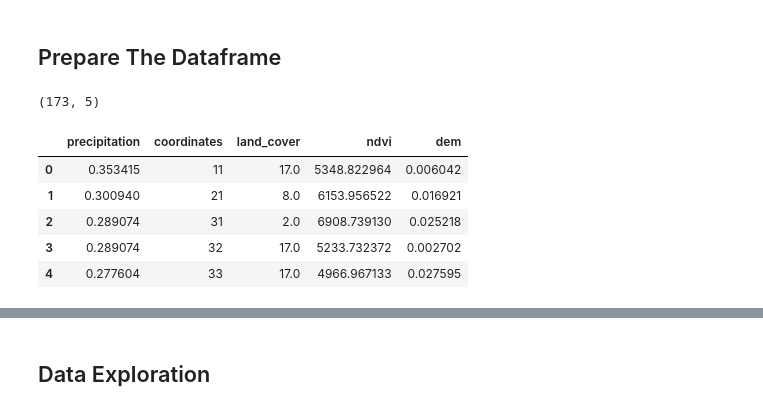
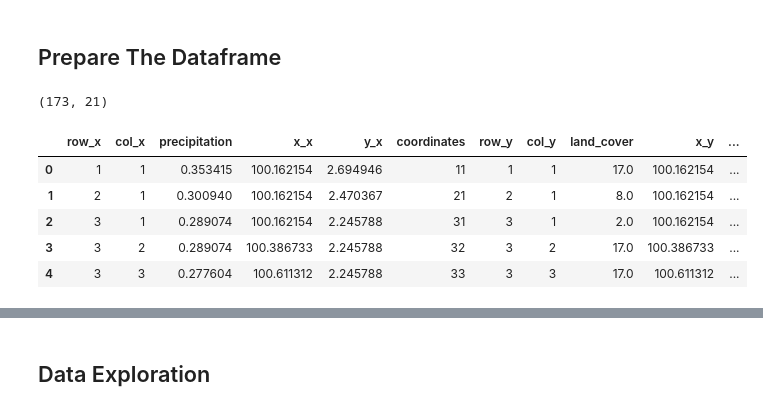
Before and after one commit to khalidmeister/trmm-downscaling, a Jupyter notebook: code_downscaling.ipynb, the cells around one changed output, grey strips where cells are left out. Drawn from its saved outputs; the diff is of its cells as text; code cells hidden in the pictures.

```diff
--- a/code_downscaling.ipynb
+++ b/code_downscaling.ipynb
@@ -553,25 +571,25 @@ plt.show()
 # %%
 def prepare_df(data, colnames):
   df = data.to_pandas()
-  df = df.drop(['x', 'y'], axis=1)
-  df.columns = ['row', 'col', colnames]
+  # df = df.drop(['x', 'y'], axis=1)
+  df.columns = ['row', 'col', colnames, 'x', 'y']
   df['coordinates'] = df['row'].astype('str') + df['col'].astype('str')
-  df = df.drop(['row', 'col'], axis=1)
+  # df = df.drop(['row', 'col'], axis=1)
   return df
 # %%
-ndvi_df = prepare_df(ndvi_25km, 'ndvi')
-dem_df = prepare_df(dem_25km, 'dem')
-lc_df = prepare_df(lc_25km, 'land_cover')
-trmm_df = prepare_df(trmm_25km, 'precipitation')
+ndvi_25km_df = prepare_df(ndvi_25km, 'ndvi')
+dem_25km_df = prepare_df(dem_25km, 'dem')
+lc_25km_df = prepare_df(lc_25km, 'land_cover')
+trmm_25km_df = prepare_df(trmm_25km, 'precipitation')
 # %%
-final_df = trmm_df.merge(lc_df, on='coordinates').merge(ndvi_df, on='coordinates').merge(dem_df, on='coordinates')
-print(final_df.shape)
-final_df.head()
+final_25km_df = trmm_25km_df.merge(lc_25km_df, on='coordinates').merge(ndvi_25km_df, on='coordinates').merge(dem_25km_df, on='coordinates')
+print(final_25km_df.shape)
+final_25km_df.head()
 # %% [output]
-(173, 5)
+(173, 21)
-|  | precipitation | coordinates | land_cover | ndvi | dem |
-| 0 | 0.353415 | 11 | 17.0 | 5348.822964 | 0.006042 |
-| 1 | 0.300940 | 21 | 8.0 | 6153.956522 | 0.016921 |
-| 2 | 0.289074 | 31 | 2.0 | 6908.739130 | 0.025218 |
-| 3 | 0.289074 | 32 | 17.0 | 5233.732372 | 0.002702 |
-| 4 | 0.277604 | 33 | 17.0 | 4966.967133 | 0.027595 |
+|  | row_x | col_x | precipitation | x_x | y_x | coordinates | row_y | col_y | land_cover | x_y | ... |
+| 0 | 1 | 1 | 0.353415 | 100.162154 | 2.694946 | 11 | 1 | 1 | 17.0 | 100.162154 | ... |
+| 1 | 2 | 1 | 0.300940 | 100.162154 | 2.470367 | 21 | 2 | 1 | 8.0 | 100.162154 | ... |
+| 2 | 3 | 1 | 0.289074 | 100.162154 | 2.245788 | 31 | 3 | 1 | 2.0 | 100.162154 | ... |
+| 3 | 3 | 2 | 0.289074 | 100.386733 | 2.245788 | 32 | 3 | 2 | 17.0 | 100.386733 | ... |
+| 4 | 3 | 3 | 0.277604 | 100.611312 | 2.245788 | 33 | 3 | 3 | 17.0 | 100.611312 | ... |
```
Also changed, not shown: parts of 31 cells of this notebook.
